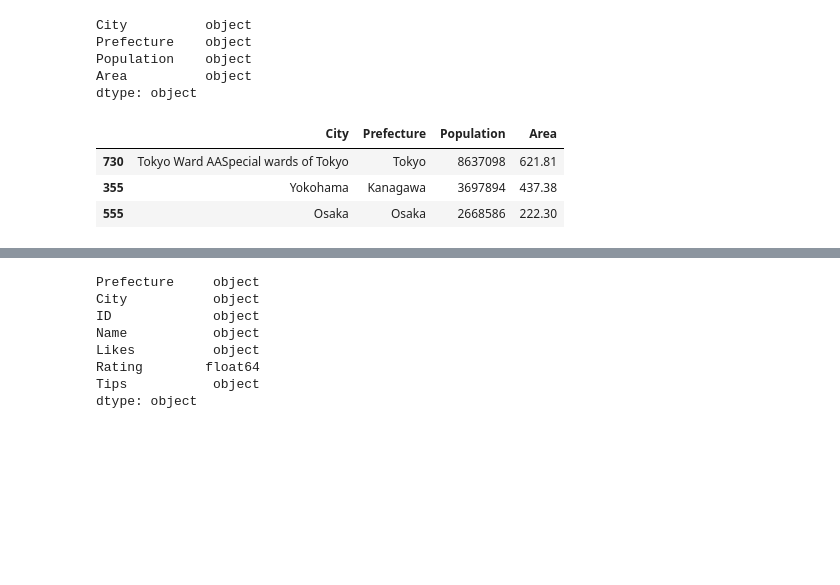
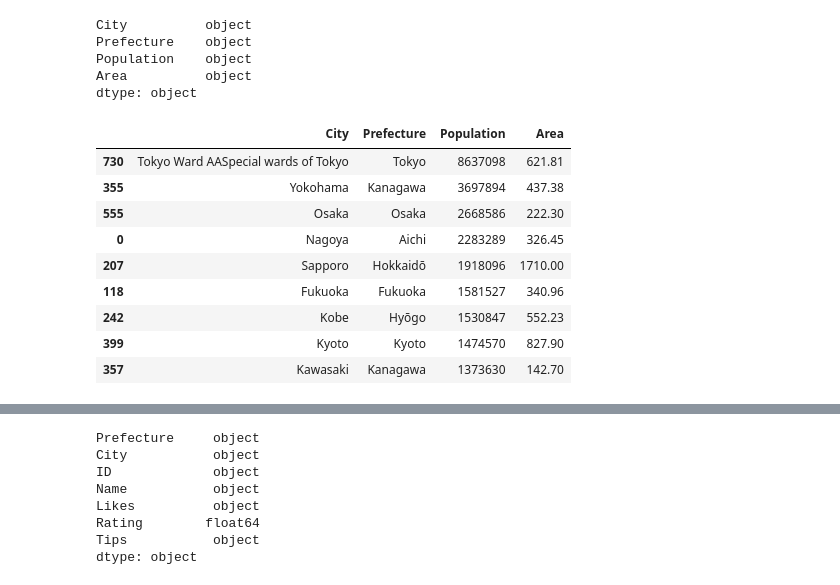
Before and after one commit to kartographers/Coursera_Capstone, a Jupyter notebook: The Battle of Neighbourhoods-working.ipynb, the cells around one changed output, grey strips where cells are left out. Drawn from its saved outputs; the diff is of its cells as text; code cells hidden in the pictures; blank space fills up the shorter version.

```diff
--- a/The Battle of Neighbourhoods-working.ipynb
+++ b/The Battle of Neighbourhoods-working.ipynb
@@ -81,11 +89,17 @@ dtype: object
 data = data.astype({"Population": int, "Area": float})
 # %%
 data = data.sort_values(by='Population', ascending=False)
-dataset = data.head(3)
+dataset = data.head(9)
 dataset
 # %% [output]
 |  | City | Prefecture | Population | Area |
 | 730 | Tokyo Ward AASpecial wards of Tokyo | Tokyo | 8637098 | 621.81 |
 | 355 | Yokohama | Kanagawa | 3697894 | 437.38 |
 | 555 | Osaka | Osaka | 2668586 | 222.30 |
+| 0 | Nagoya | Aichi | 2283289 | 326.45 |
+| 207 | Sapporo | Hokkaidō | 1918096 | 1710.00 |
+| 118 | Fukuoka | Fukuoka | 1581527 | 340.96 |
+| 242 | Kobe | Hyōgo | 1530847 | 552.23 |
+| 399 | Kyoto | Kyoto | 1474570 | 827.90 |
+| 357 | Kawasaki | Kanagawa | 1373630 | 142.70 |
 # %%
```
Also changed, not shown: parts of 19 cells of this notebook.
